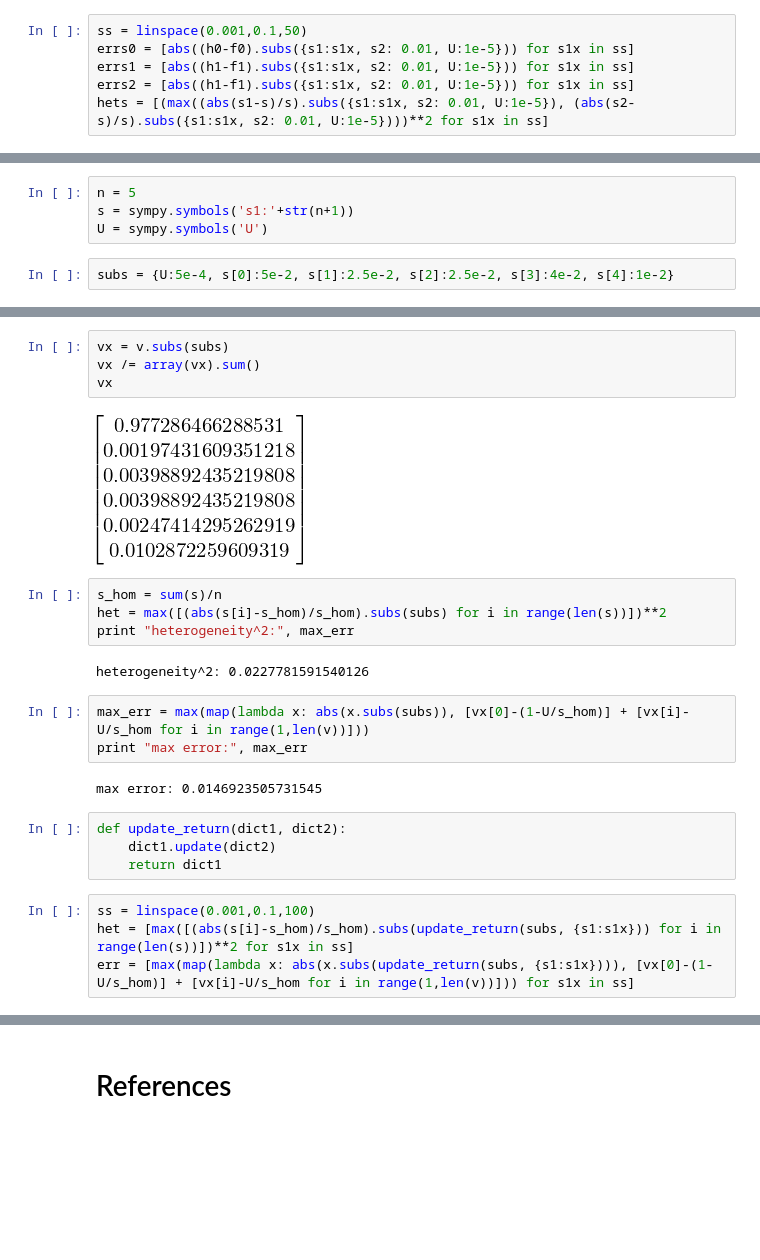
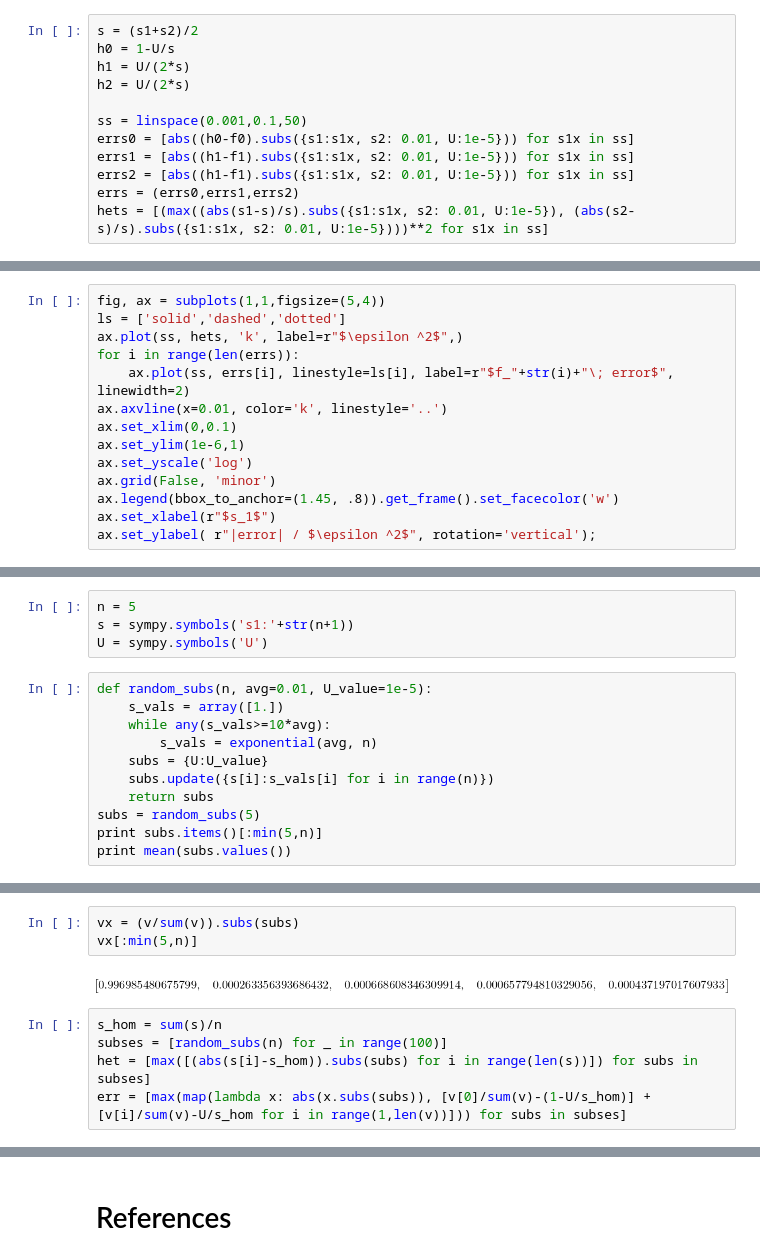
Before and after one commit to yoavram/ipython-notebooks, a Jupyter notebook: MathModels project - s.ipynb, the cells around one changed output, grey strips where cells are left out. Saved outputs shown, nothing was run; the diff lists cells and outputs as text; blank space fills up the shorter version.

```diff
--- a/MathModels project - s.ipynb
+++ b/MathModels project - s.ipynb
@@ -252,8 +253,14 @@ So indeed the error is bounded by the square of the heterogeneity.
 
 Let's draw a plot.
 # %%
+s = (s1+s2)/2
+h0 = 1-U/s
+h1 = U/(2*s)
+h2 = U/(2*s)
+
 ss = linspace(0.001,0.1,50)
 errs0 = [abs((h0-f0).subs({s1:s1x, s2: 0.01, U:1e-5})) for s1x in ss]
 errs1 = [abs((h1-f1).subs({s1:s1x, s2: 0.01, U:1e-5})) for s1x in ss]
 errs2 = [abs((h1-f1).subs({s1:s1x, s2: 0.01, U:1e-5})) for s1x in ss]
+errs = (errs0,errs1,errs2)
 hets = [(max((abs(s1-s)/s).subs({s1:s1x, s2: 0.01, U:1e-5}), (abs(s2-s)/s).subs({s1:s1x, s2: 0.01, U:1e-5})))**2 for s1x in ss]
@@ -289,0 +267,14 @@ fig.text(0,0.55, r"|error| / $\epsilon ^2$", rotation='vertical', fontsize=20);
+# %%
+fig, ax = subplots(1,1,figsize=(5,4))
+ls = ['solid','dashed','dotted']
+ax.plot(ss, hets, 'k', label=r"$\epsilon ^2$",)
+for i in range(len(errs)):
+    ax.plot(ss, errs[i], linestyle=ls[i], label=r"$f_"+str(i)+"\; error$", linewidth=2)
+ax.axvline(x=0.01, color='k', linestyle='..')
+ax.set_xlim(0,0.1)
+ax.set_ylim(1e-6,1)
+ax.set_yscale('log')
+ax.grid(False, 'minor')
+ax.legend(bbox_to_anchor=(1.45, .8)).get_frame().set_facecolor('w')
+ax.set_xlabel(r"$s_1$")
+ax.set_ylabel( r"|error| / $\epsilon ^2$", rotation='vertical');
@@ -334,5 +326,14 @@ $$
 n = 5
 s = sympy.symbols('s1:'+str(n+1))
 U = sympy.symbols('U')
-# %%
-subs = {U:5e-4, s[0]:5e-2, s[1]:2.5e-2, s[2]:2.5e-2, s[3]:4e-2, s[4]:1e-2}
+# %%
+def random_subs(n, avg=0.01, U_value=1e-5):
+    s_vals = array([1.])
+    while any(s_vals>=10*avg):
+        s_vals = exponential(avg, n)
+    subs = {U:U_value}
+    subs.update({s[i]:s_vals[i] for i in range(n)})
+    return subs
+subs = random_subs(5)
+print subs.items()[:min(5,n)]
+print mean(subs.values())
@@ -360,25 +360,10 @@ v
 # %%
-vx = v.subs(subs)
-vx /= array(vx).sum()
-vx
+vx = (v/sum(v)).subs(subs)
+vx[:min(5,n)]
 # %% [output]
-[figure, old version]
+[figure, new version]
-# %%
-s_hom = sum(s)/n
-het = max([(abs(s[i]-s_hom)/s_hom).subs(subs) for i in range(len(s))])**2
-print "heterogeneity^2:", max_err
-# %% [output]
-heterogeneity^2: 0.0227781591540126
 # %%
-max_err = max(map(lambda x: abs(x.subs(subs)), [vx[0]-(1-U/s_hom)] + [vx[i]-U/s_hom for i in range(1,len(v))]))
-print "max error:", max_err
+s_hom = sum(s)/n
+subses = [random_subs(n) for _ in range(100)]
+het = [max([(abs(s[i]-s_hom)).subs(subs) for i in range(len(s))]) for subs in subses]
+err = [max(map(lambda x: abs(x.subs(subs)), [v[0]/sum(v)-(1-U/s_hom)] + [v[i]/sum(v)-U/s_hom for i in range(1,len(v))])) for subs in subses]
-# %% [output]
-max error: 0.0146923505731545
-# %%
-def update_return(dict1, dict2):
-    dict1.update(dict2)
-    return dict1
-# %%
-ss = linspace(0.001,0.1,100)
-het = [max([(abs(s[i]-s_hom)/s_hom).subs(update_return(subs, {s1:s1x})) for i in range(len(s))])**2 for s1x in ss]
-err = [max(map(lambda x: abs(x.subs(update_return(subs, {s1:s1x}))), [vx[0]-(1-U/s_hom)] + [vx[i]-U/s_hom for i in range(1,len(v))])) for s1x in ss]
```
Also changed, not shown: parts of 20 cells of this notebook.
